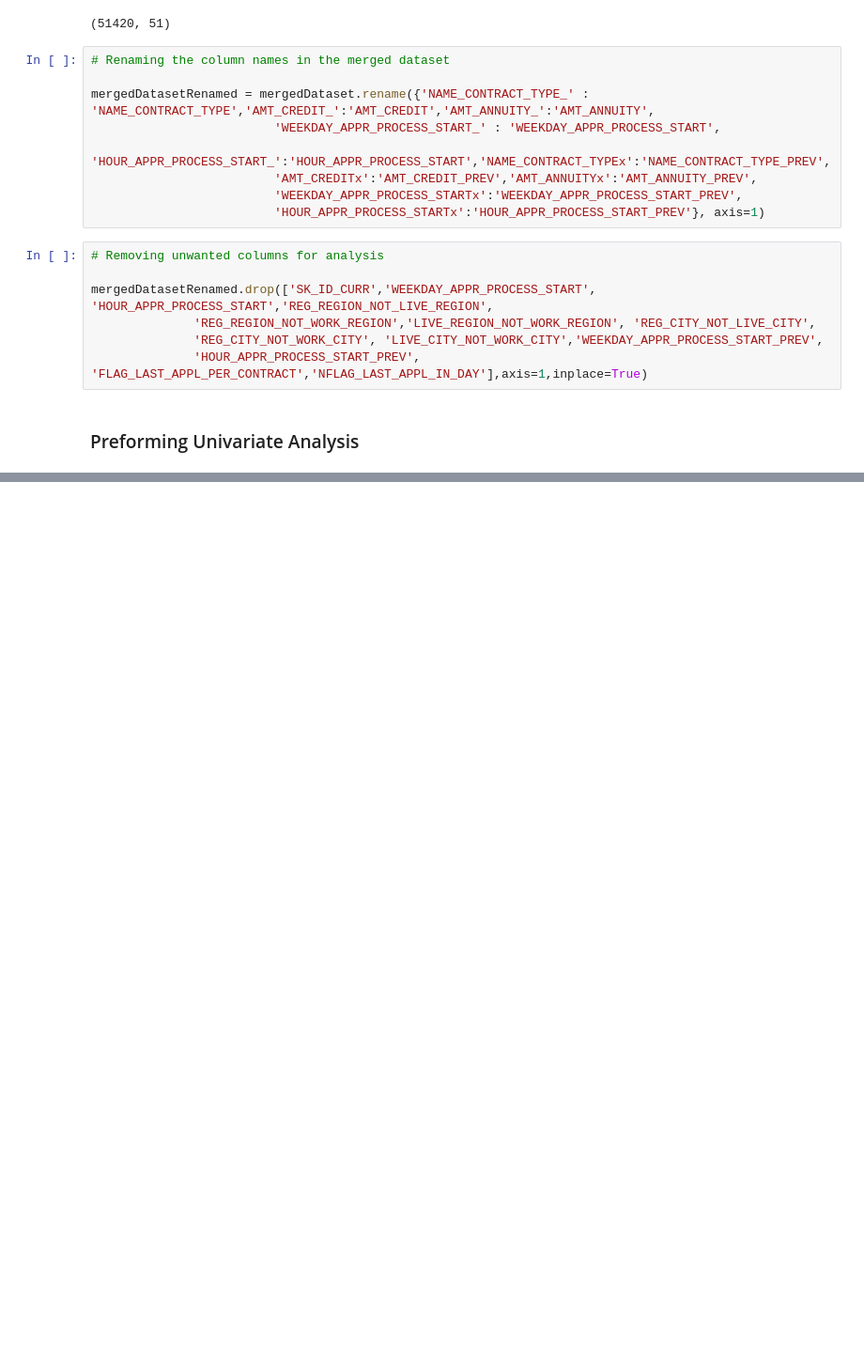
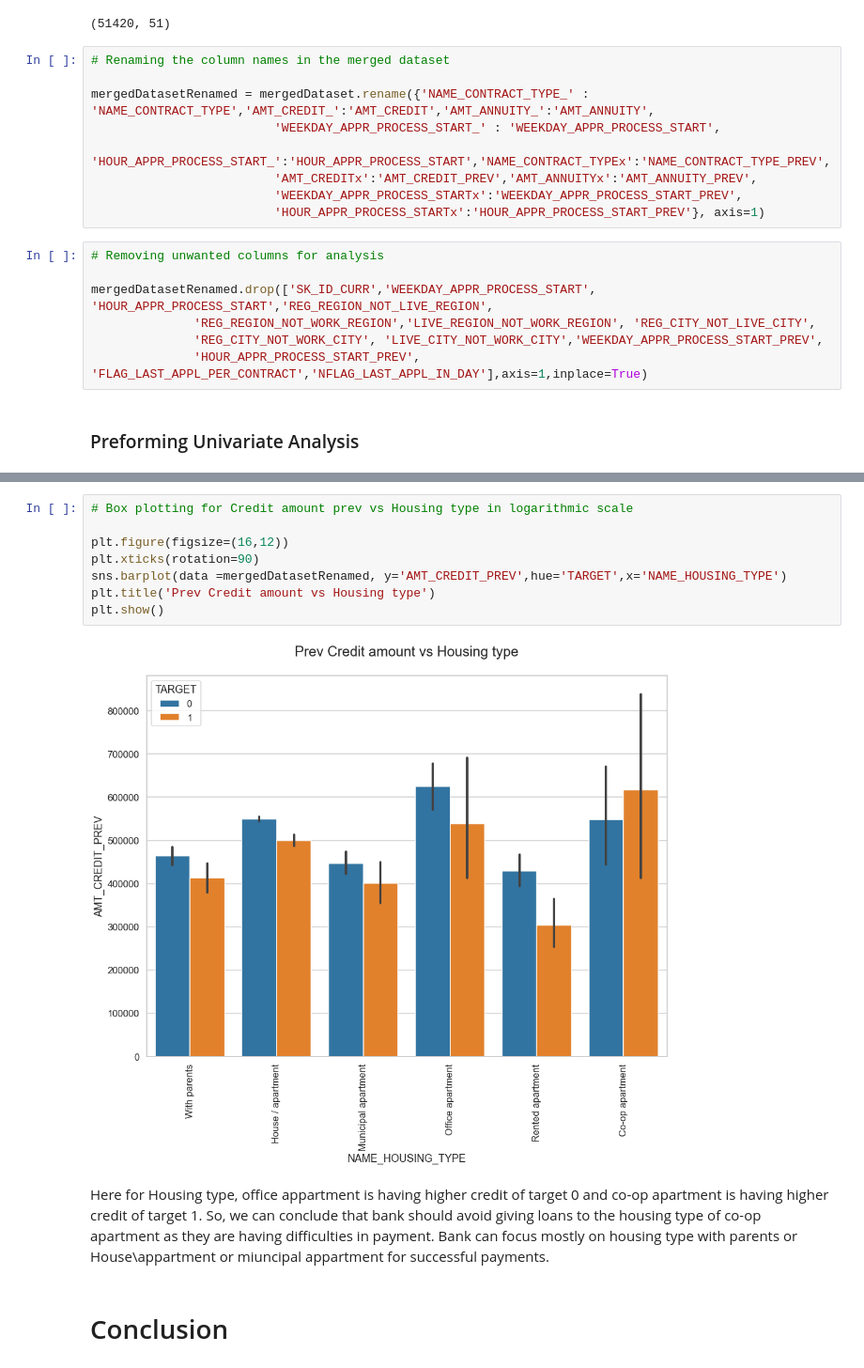
Before and after one commit to sumeet1396/Credit-EDA, a Jupyter notebook: credit-eda.ipynb, the cells around one changed output, grey strips where cells are left out. Shown at 94% size. Drawn from its saved outputs; the diff is of its cells as text; blank space fills up the shorter version.

```diff
--- a/credit-eda.ipynb
+++ b/credit-eda.ipynb
@@ -768,0 +808,16 @@ ax = sns.countplot(data = mergedDatasetRenamed, y= 'NAME_CASH_LOAN_PURPOSE',
+# %%
+# Box plotting for Credit amount prev vs Housing type in logarithmic scale
+
+plt.figure(figsize=(16,12))
+plt.xticks(rotation=90)
+sns.barplot(data =mergedDatasetRenamed, y='AMT_CREDIT_PREV',hue='TARGET',x='NAME_HOUSING_TYPE')
+plt.title('Prev Credit amount vs Housing type')
+plt.show()
+# %% [output]
+[figure, added]
+# %% [markdown]
+Here for Housing type, office appartment is having higher credit of target 0 and co-op apartment is having higher credit of target 1.
+So, we can conclude that bank should avoid giving loans to the housing type of co-op apartment as they are having difficulties in payment.
+Bank can focus mostly on housing type with parents or House\appartment or miuncipal appartment for successful payments.
+# %% [markdown]
+# Conclusion
```
Also changed, not shown: parts of 9 cells of this notebook.
